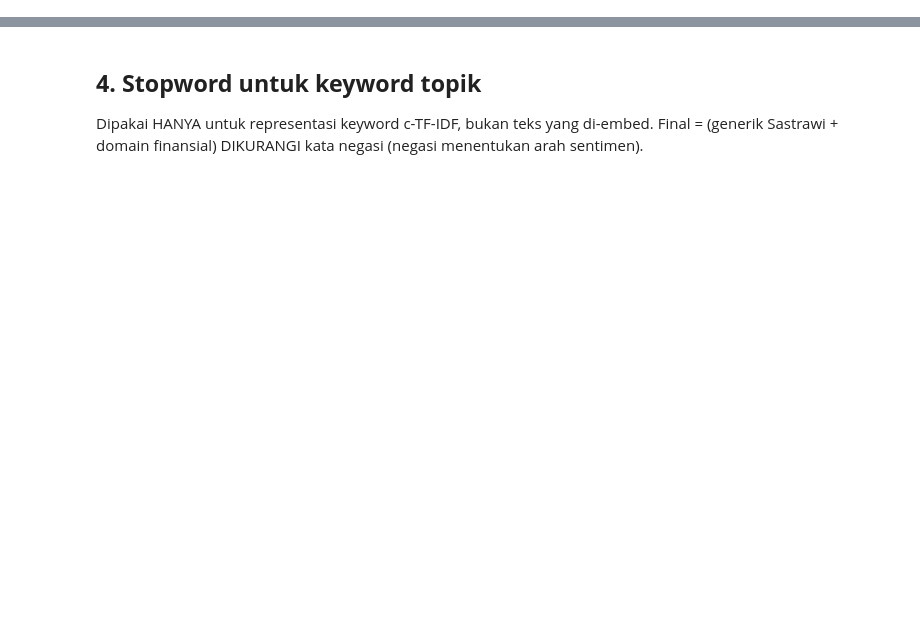
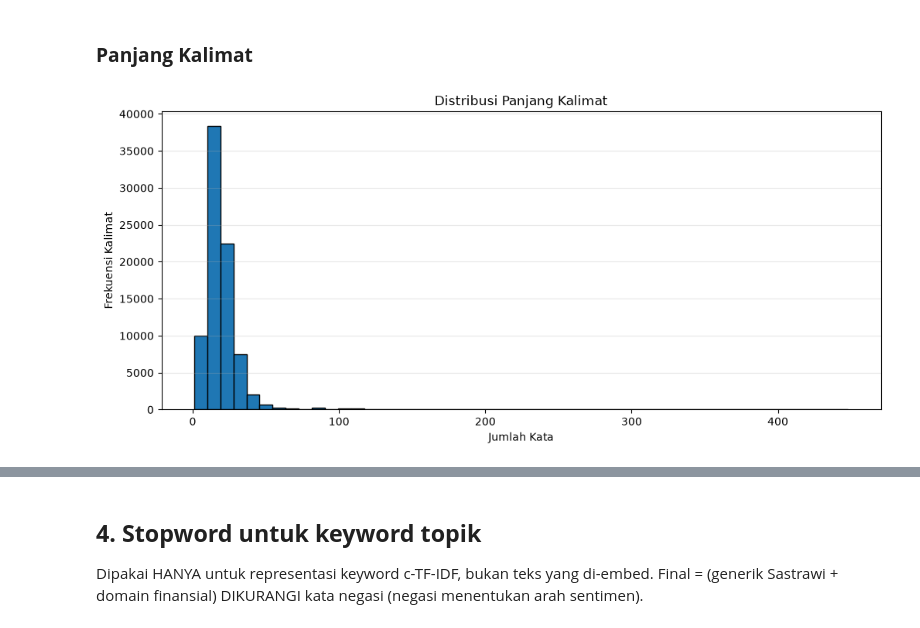
Before and after one commit to erik580/Bank-News-Topic-Modelling-Aspect-Based-Sentimental-Analysis, a Jupyter notebook: 02_preprocessing_eda.ipynb, the cells around one changed output, grey strips where cells are left out. Drawn from its saved outputs; the diff is of its cells as text; code cells hidden in the pictures; blank space fills up the shorter version.

```diff
--- a/02_preprocessing_eda.ipynb
+++ b/02_preprocessing_eda.ipynb
@@ -28,0 +8,2 @@ Pecah tiap artikel jadi kalimat, bersihkan noise (dateline, URL, footer, disclai
+# %%
+raw = pd.read_csv("data/raw/raw.csv")
@@ -28,0 +46,22 @@ Pecah tiap artikel jadi kalimat, bersihkan noise (dateline, URL, footer, disclai
+# %%
+rows_kalimat = []
+
+for row in raw.itertuples(index=False):
+
+    kalimat_list = pecah_kalimat(row.isi_mentah)
+
+    for i, kalimat in enumerate(kalimat_list):
+
+        rows_kalimat.append({
+            "id_artikel": row.id_artikel,
+            "id_kalimat": f"{row.id_artikel}_{i}",
+            "judul": row.judul,
+            "timestamp": row.timestamp,
+            "kalimat": kalimat
+        })
+
+df_kalimat = pd.DataFrame(rows_kalimat)
+
+print(f"Jumlah artikel       : {len(raw):,}")
+print(f"Jumlah kalimat      : {len(df_kalimat):,}")
+print(f"Rata-rata kalimat/artikel: {len(df_kalimat) / max(len(raw), 1):.2f}")
@@ -148,0 +341,19 @@ Kalimat tanpa bank terdeteksi: 44
+# %% [markdown]
+### **Panjang Kalimat**
+# %%
+plt.figure(figsize=(12, 5))
+
+plt.hist(
+    df_kalimat["n_kata_raw"],
+    bins=50,
+    edgecolor="black"
+)
+
+plt.title("Distribusi Panjang Kalimat")
+plt.xlabel("Jumlah Kata")
+plt.ylabel("Frekuensi Kalimat")
+plt.grid(axis="y", alpha=0.3)
+
+plt.show()
+# %% [output]
+[figure, added]
```
Also changed, not shown: parts of 49 cells of this notebook, 8 other files.
